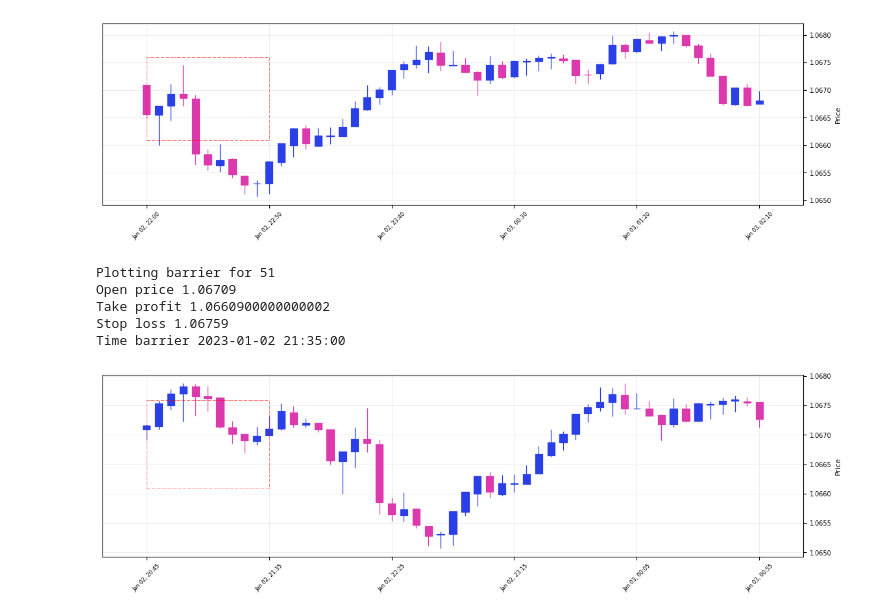
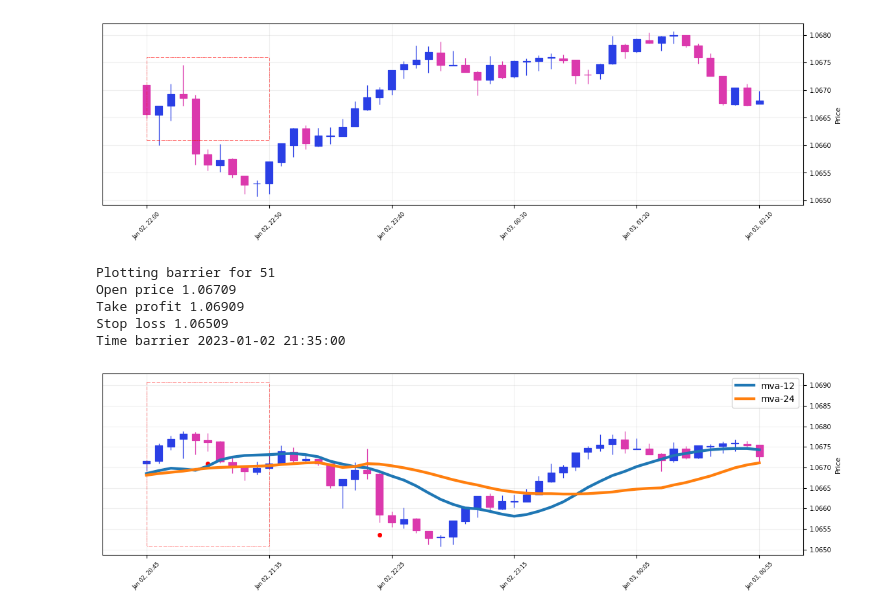
Before and after one commit to mchiuminatto/triple_barrier, a Jupyter notebook: docs/test_plot_triple_barrier.ipynb, the cells around one changed output. Saved outputs shown, nothing was run; the diff lists cells and outputs as text; code cells hidden in the pictures.

Commit message:
Finished basic tests
Signed-off-by: marcello chiuminatto <mchiuminatto@gmail.com>

```diff
--- a/docs/test_plot_triple_barrier.ipynb
+++ b/docs/test_plot_triple_barrier.ipynb
@@ -15,9 +16,2 @@ from triple_barrier import constants
 # %%
-file_name = "../tests/data/EURUSD_5 Mins_Ask_2023.01.02_2024.02.02.csv"
-
-columns = ["date-time", "open", "high", "low", "close", "volume"]
-price = pd.read_csv(file_name,
-                    names=columns,
-                    parse_dates=True,
-                    index_col="date-time",
-                    header=0)
+price = calculate_test_features()
@@ -24,9 +35,11 @@ price = pd.read_csv(file_name,
 # %%
-plotter = PlotTripleBarrier(price[constants.OPEN],
-                            price[constants.HIGH],
-                            price[constants.LOW],
-                            price[constants.CLOSE],
-                            pip_decimal_position=4)
+plotter = PlotTripleBarrier(open_price = price[constants.OPEN],
+                            high_price = price[constants.HIGH],
+                            low_price = price[constants.LOW],
+                            close_price = price[constants.CLOSE],
+                            pip_decimal_position=4,
+                            overlay_features=[ price["mva-12"], price["mva-24"]]
+                           )
 # %%
 plotter.plot_triple_barrier(entry_period="2023-01-02 20:45:00",
                             take_profit_width=5,
@@ -56,16 +69,20 @@ Stop loss 1.06759
 Time barrier 2023-01-02 22:50:00
 [figure]
 # %%
+exit_mark_mask = price["exit"] == 1
+price.loc[exit_mark_mask, "exit-mark"] = price[exit_mark_mask]["low"] - 3/10000
+
 plotter.plot_triple_barrier(entry_period="2023-01-02 20:45:00",
-                            take_profit_width=10,
-                            stop_loss_width=5,
+                            take_profit_width=20,
+                            stop_loss_width=20,
                             time_barrier_periods=10,
-                            trade_side=TradeSide.SELL
+                            dynamic_exit = price["exit-mark"],
+                            trade_side=TradeSide.BUY
                             )
 # %% [output]
 Plotting barrier for 51
 Open price 1.06709
-Take profit 1.0660900000000002
-Stop loss 1.06759
+Take profit 1.06909
+Stop loss 1.06509
 Time barrier 2023-01-02 21:35:00
-[figure, old version]
+[figure, new version]
```
Also changed, not shown: parts of 4 cells of this notebook, 5 other files.
